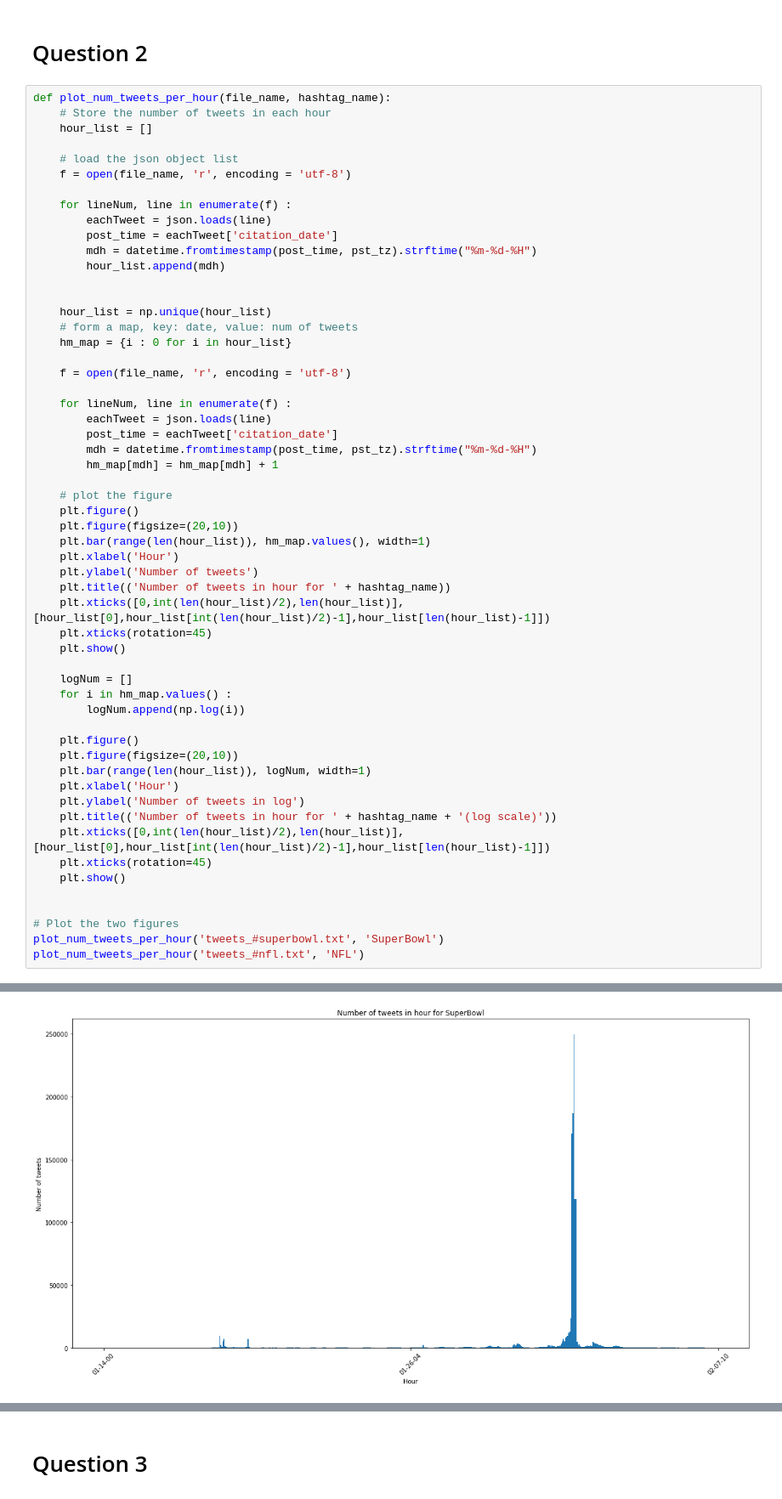
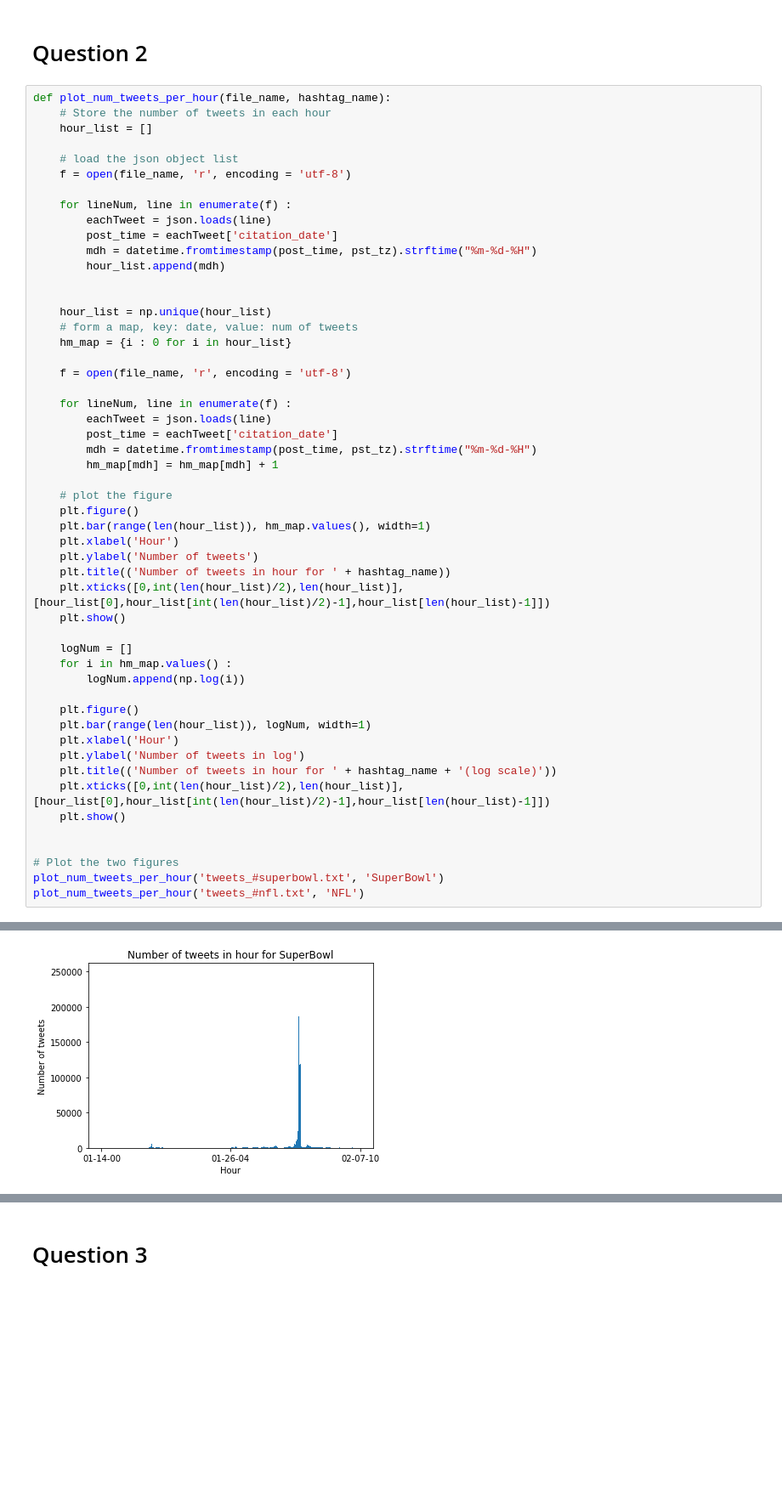
Before and after one commit to superAX/Twitter-Popularity-Prediction, a Jupyter notebook: EE219_Project5.ipynb, the cells around one changed output, grey strips where cells are left out. Shown at 85% size. Cells and saved outputs as stored; diff of their text form; blank space fills up the shorter version.

```diff
--- a/EE219_Project5.ipynb
+++ b/EE219_Project5.ipynb
@@ -115,13 +115,11 @@ def plot_num_tweets_per_hour(file_name, hashtag_name):
 
     # plot the figure
     plt.figure()
-    plt.figure(figsize=(20,10))
     plt.bar(range(len(hour_list)), hm_map.values(), width=1)
     plt.xlabel('Hour')
     plt.ylabel('Number of tweets')
     plt.title(('Number of tweets in hour for ' + hashtag_name))
     plt.xticks([0,int(len(hour_list)/2),len(hour_list)],[hour_list[0],hour_list[int(len(hour_list)/2)-1],hour_list[len(hour_list)-1]])
-    plt.xticks(rotation=45)
     plt.show()
 
     logNum = []
@@ -129,13 +127,11 @@ def plot_num_tweets_per_hour(file_name, hashtag_name):
         logNum.append(np.log(i))
 
     plt.figure()
-    plt.figure(figsize=(20,10))
     plt.bar(range(len(hour_list)), logNum, width=1)
     plt.xlabel('Hour')
     plt.ylabel('Number of tweets in log')
     plt.title(('Number of tweets in hour for ' + hashtag_name + '(log scale)'))
     plt.xticks([0,int(len(hour_list)/2),len(hour_list)],[hour_list[0],hour_list[int(len(hour_list)/2)-1],hour_list[len(hour_list)-1]])
-    plt.xticks(rotation=45)
     plt.show()
 
 
@@ -147 +142 @@ plot_num_tweets_per_hour('tweets_#nfl.txt', 'NFL')
-[figure, old version]
+[figure, new version]
```
Also changed, not shown: parts of 5 cells of this notebook, 1 other file.
